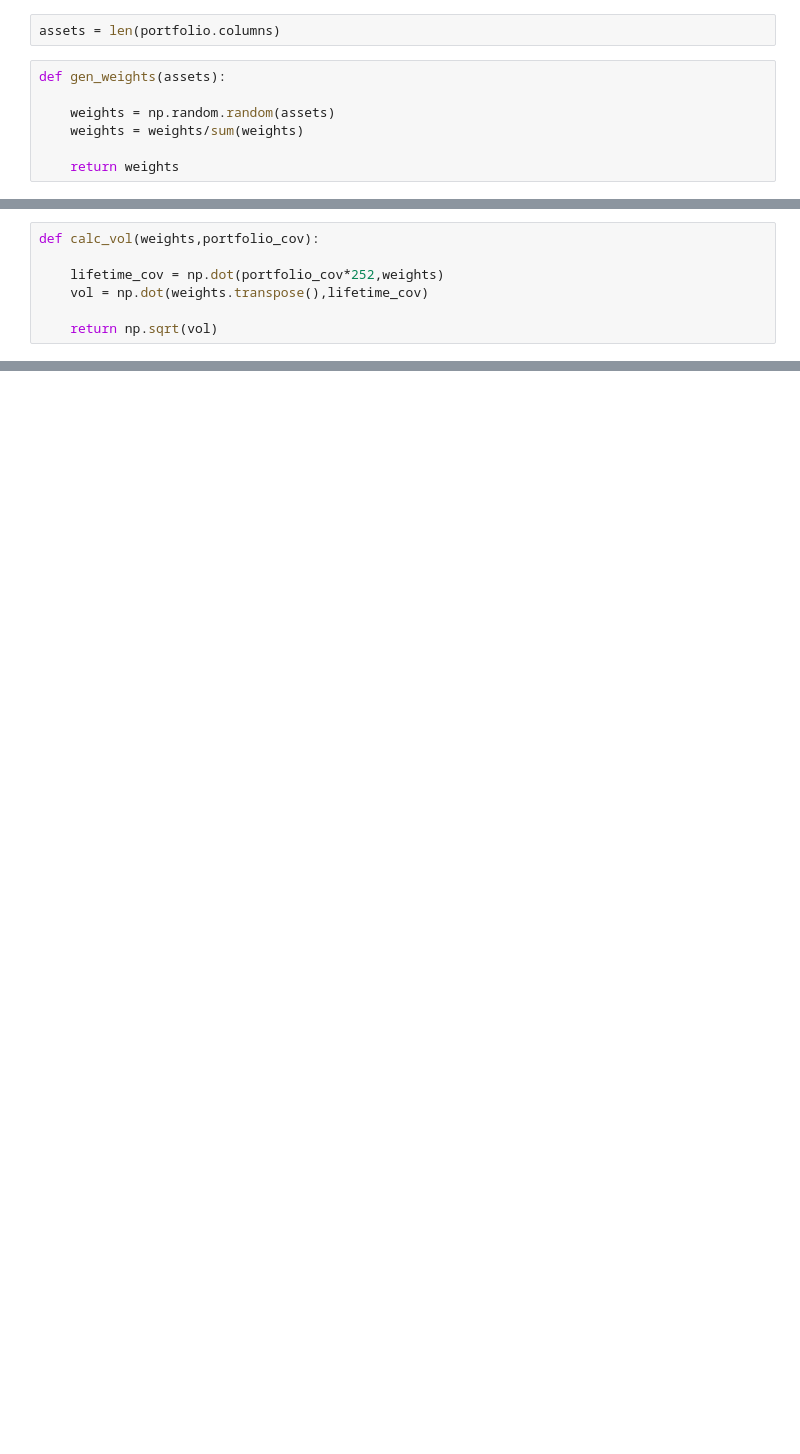
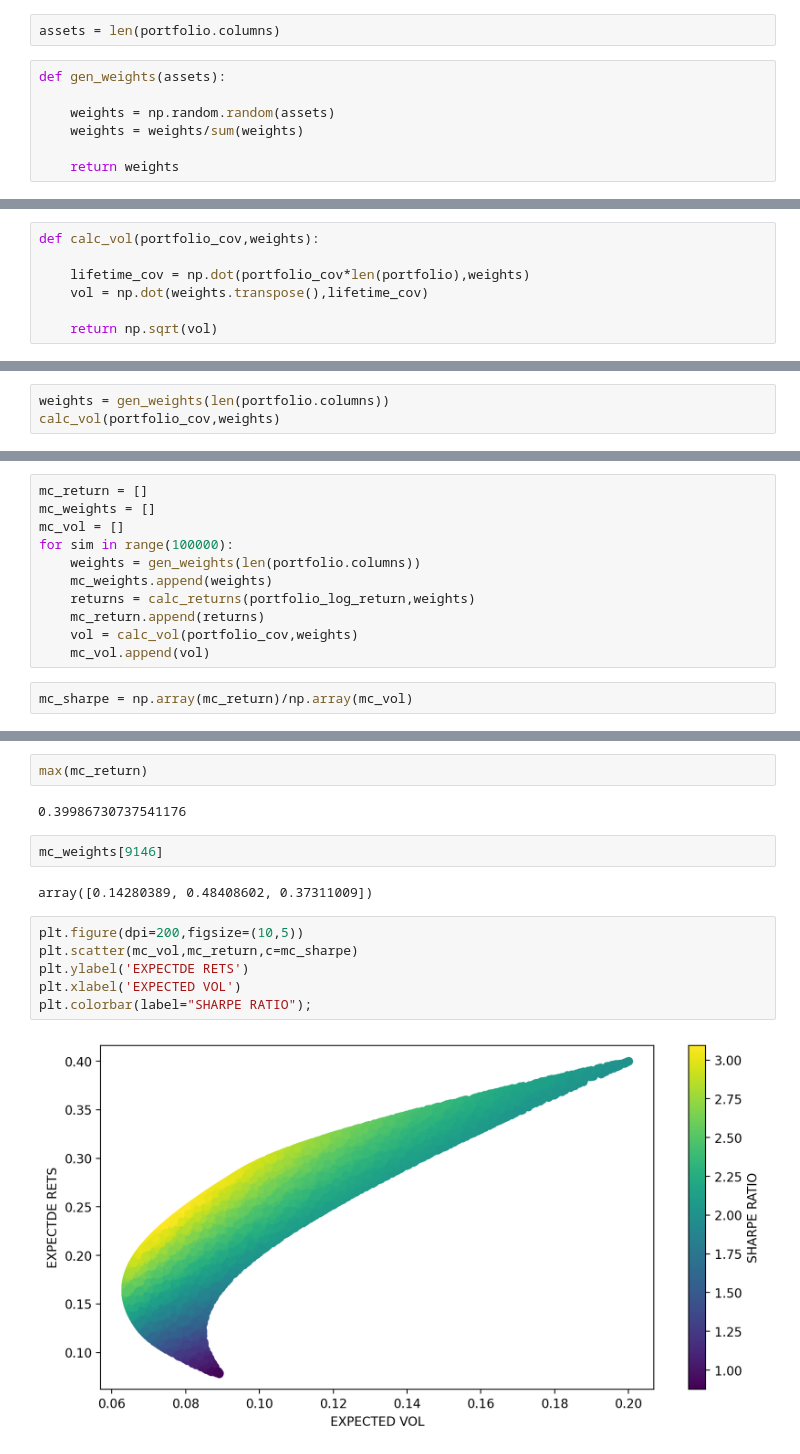
Before and after one commit to Panchetti/Projects, a Jupyter notebook: AssetPortfolio.ipynb, the cells around one changed output, grey strips where cells are left out. Saved outputs shown, nothing was run; the diff lists cells and outputs as text; blank space fills up the shorter version.

```diff
--- a/AssetPortfolio.ipynb
+++ b/AssetPortfolio.ipynb
@@ -70,9 +70,9 @@ def returns(portfolio_log_return,weights):
 
     return portfolio_cuml_ret
 # %%
-def calc_vol(weights,portfolio_cov):
+def calc_vol(portfolio_cov,weights):
 
-    lifetime_cov = np.dot(portfolio_cov*252,weights)
+    lifetime_cov = np.dot(portfolio_cov*len(portfolio),weights)
     vol = np.dot(weights.transpose(),lifetime_cov)
 
     return np.sqrt(vol)
@@ -93,0 +79,3 @@ array([0.08577854, 0.1144939 , 0.16311606, 0.03661151])
+# %%
+weights = gen_weights(len(portfolio.columns))
+calc_vol(portfolio_cov,weights)
@@ -93,0 +84,13 @@ array([0.08577854, 0.1144939 , 0.16311606, 0.03661151])
+# %%
+mc_return = []
+mc_weights = []
+mc_vol = []
+for sim in range(100000):
+    weights = gen_weights(len(portfolio.columns))
+    mc_weights.append(weights)
+    returns = calc_returns(portfolio_log_return,weights)
+    mc_return.append(returns)
+    vol = calc_vol(portfolio_cov,weights)
+    mc_vol.append(vol)
+# %%
+mc_sharpe = np.array(mc_return)/np.array(mc_vol)
@@ -93,0 +101,16 @@ array([0.08577854, 0.1144939 , 0.16311606, 0.03661151])
+# %%
+max(mc_return)
+# %% [output]
+0.39986730737541176
+# %%
+mc_weights[9146]
+# %% [output]
+array([0.14280389, 0.48408602, 0.37311009])
+# %%
+plt.figure(dpi=200,figsize=(10,5))
+plt.scatter(mc_vol,mc_return,c=mc_sharpe)
+plt.ylabel('EXPECTDE RETS')
+plt.xlabel('EXPECTED VOL')
+plt.colorbar(label="SHARPE RATIO");
+# %% [output]
+[figure, added]
```
Also changed, not shown: parts of 11 cells of this notebook.
